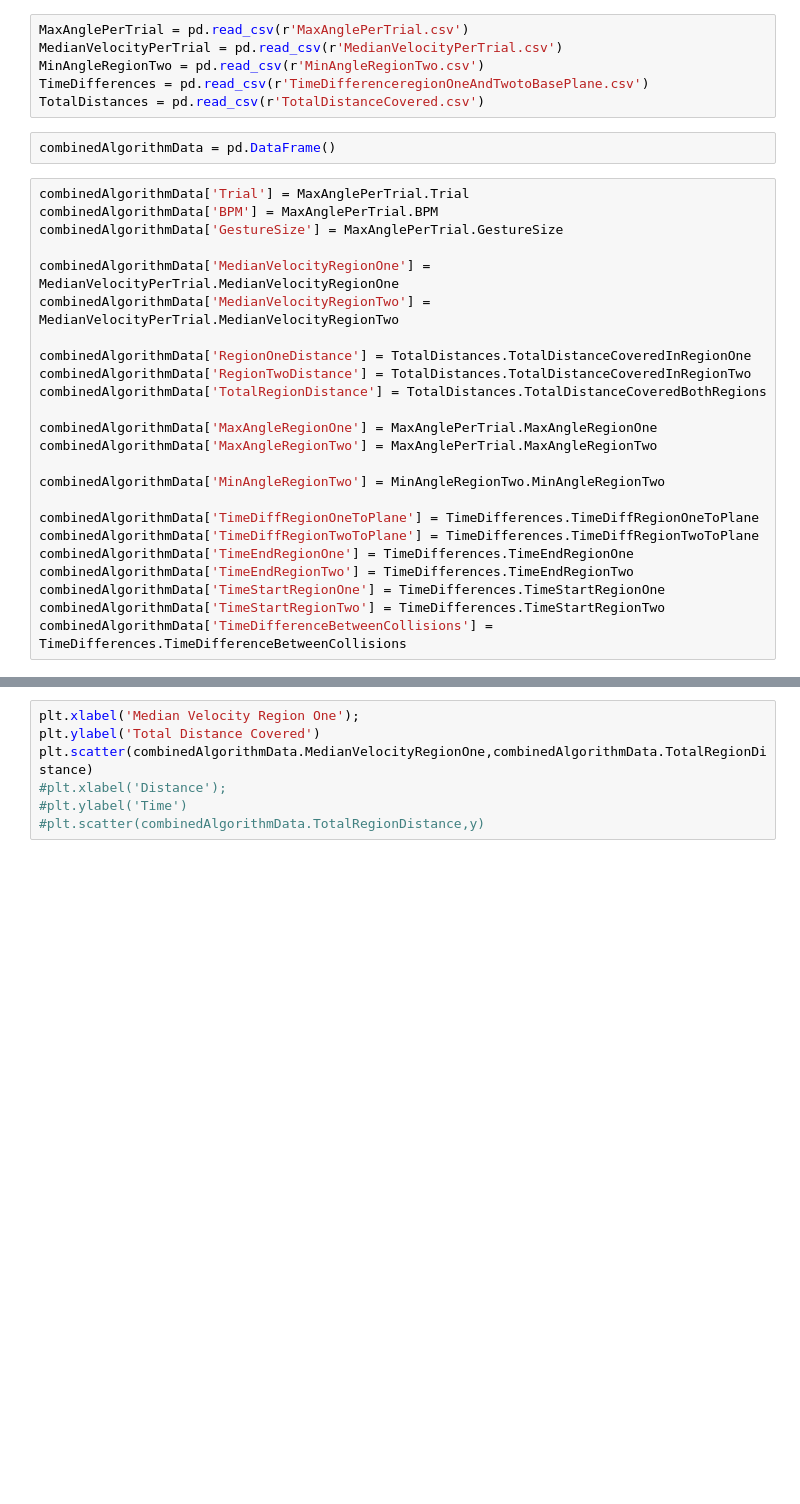
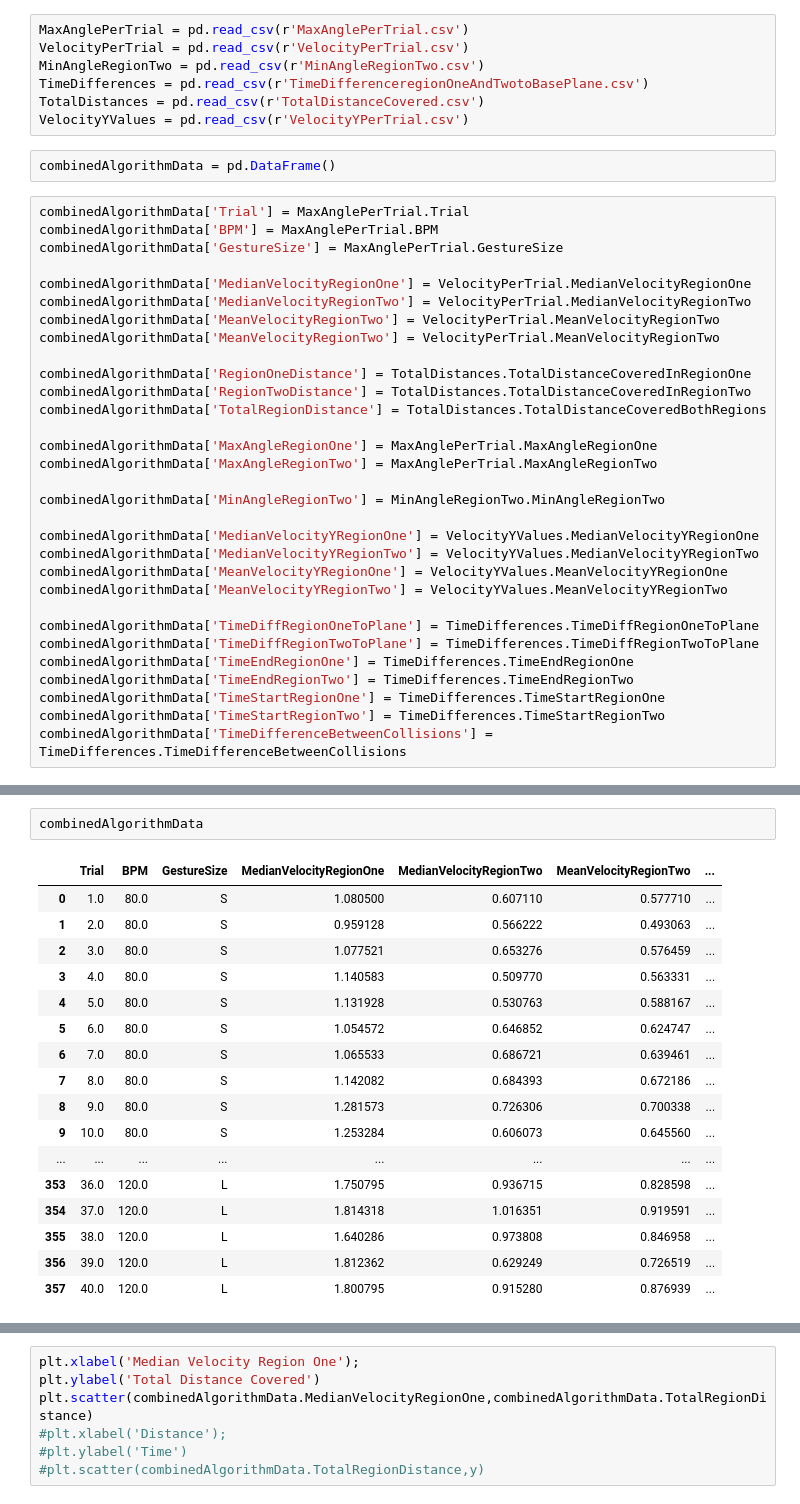
Before and after one commit to ubcemergingmedialab/InteractiveOrchestra, a Jupyter notebook: InteractiveOrchestraDataAnalysis/AlgorithmTable.ipynb, the cells around one changed output, grey strips where cells are left out. Cells and saved outputs as stored; diff of their text form; blank space fills up the shorter version.

Commit message:
Mean data values extracted. Combined Median and Mean files.

```diff
--- a/InteractiveOrchestraDataAnalysis/AlgorithmTable.ipynb
+++ b/InteractiveOrchestraDataAnalysis/AlgorithmTable.ipynb
@@ -6,10 +6,11 @@ import seaborn as sns
 sns.set(style="darkgrid")
 # %%
 MaxAnglePerTrial = pd.read_csv(r'MaxAnglePerTrial.csv')
-MedianVelocityPerTrial = pd.read_csv(r'MedianVelocityPerTrial.csv')
+VelocityPerTrial = pd.read_csv(r'VelocityPerTrial.csv')
 MinAngleRegionTwo = pd.read_csv(r'MinAngleRegionTwo.csv')
 TimeDifferences = pd.read_csv(r'TimeDifferenceregionOneAndTwotoBasePlane.csv')
 TotalDistances = pd.read_csv(r'TotalDistanceCovered.csv')
+VelocityYValues = pd.read_csv(r'VelocityYPerTrial.csv')
 # %%
 combinedAlgorithmData = pd.DataFrame()
 # %%
@@ -17,8 +18,10 @@ combinedAlgorithmData['Trial'] = MaxAnglePerTrial.Trial
 combinedAlgorithmData['BPM'] = MaxAnglePerTrial.BPM
 combinedAlgorithmData['GestureSize'] = MaxAnglePerTrial.GestureSize
 
-combinedAlgorithmData['MedianVelocityRegionOne'] = MedianVelocityPerTrial.MedianVelocityRegionOne
-combinedAlgorithmData['MedianVelocityRegionTwo'] = MedianVelocityPerTrial.MedianVelocityRegionTwo
+combinedAlgorithmData['MedianVelocityRegionOne'] = VelocityPerTrial.MedianVelocityRegionOne
+combinedAlgorithmData['MedianVelocityRegionTwo'] = VelocityPerTrial.MedianVelocityRegionTwo
+combinedAlgorithmData['MeanVelocityRegionTwo'] = VelocityPerTrial.MeanVelocityRegionTwo
+combinedAlgorithmData['MeanVelocityRegionTwo'] = VelocityPerTrial.MeanVelocityRegionTwo
 
 combinedAlgorithmData['RegionOneDistance'] = TotalDistances.TotalDistanceCoveredInRegionOne
 combinedAlgorithmData['RegionTwoDistance'] = TotalDistances.TotalDistanceCoveredInRegionTwo
@@ -29,6 +32,11 @@ combinedAlgorithmData['MaxAngleRegionTwo'] = MaxAnglePerTrial.MaxAngleRegionTwo
 
 combinedAlgorithmData['MinAngleRegionTwo'] = MinAngleRegionTwo.MinAngleRegionTwo
 
+combinedAlgorithmData['MedianVelocityYRegionOne'] = VelocityYValues.MedianVelocityYRegionOne
+combinedAlgorithmData['MedianVelocityYRegionTwo'] = VelocityYValues.MedianVelocityYRegionTwo
+combinedAlgorithmData['MeanVelocityYRegionOne'] = VelocityYValues.MeanVelocityYRegionOne
+combinedAlgorithmData['MeanVelocityYRegionTwo'] = VelocityYValues.MeanVelocityYRegionTwo
+
 combinedAlgorithmData['TimeDiffRegionOneToPlane'] = TimeDifferences.TimeDiffRegionOneToPlane
 combinedAlgorithmData['TimeDiffRegionTwoToPlane'] = TimeDifferences.TimeDiffRegionTwoToPlane
 combinedAlgorithmData['TimeEndRegionOne'] = TimeDifferences.TimeEndRegionOne
@@ -82,0 +71,20 @@ Name: TimeDifferenceBetweenCollisions, Length: 358, dtype: float64
+# %%
+combinedAlgorithmData
+# %% [output]
+|  | Trial | BPM | GestureSize | MedianVelocityRegionOne | MedianVelocityRegionTwo | MeanVelocityRegionTwo | ... |
+| 0 | 1.0 | 80.0 | S | 1.080500 | 0.607110 | 0.577710 | ... |
+| 1 | 2.0 | 80.0 | S | 0.959128 | 0.566222 | 0.493063 | ... |
+| 2 | 3.0 | 80.0 | S | 1.077521 | 0.653276 | 0.576459 | ... |
+| 3 | 4.0 | 80.0 | S | 1.140583 | 0.509770 | 0.563331 | ... |
+| 4 | 5.0 | 80.0 | S | 1.131928 | 0.530763 | 0.588167 | ... |
+| 5 | 6.0 | 80.0 | S | 1.054572 | 0.646852 | 0.624747 | ... |
+| 6 | 7.0 | 80.0 | S | 1.065533 | 0.686721 | 0.639461 | ... |
+| 7 | 8.0 | 80.0 | S | 1.142082 | 0.684393 | 0.672186 | ... |
+| 8 | 9.0 | 80.0 | S | 1.281573 | 0.726306 | 0.700338 | ... |
+| 9 | 10.0 | 80.0 | S | 1.253284 | 0.606073 | 0.645560 | ... |
+| ... | ... | ... | ... | ... | ... | ... | ... |
+| 353 | 36.0 | 120.0 | L | 1.750795 | 0.936715 | 0.828598 | ... |
+| 354 | 37.0 | 120.0 | L | 1.814318 | 1.016351 | 0.919591 | ... |
+| 355 | 38.0 | 120.0 | L | 1.640286 | 0.973808 | 0.846958 | ... |
+| 356 | 39.0 | 120.0 | L | 1.812362 | 0.629249 | 0.726519 | ... |
+| 357 | 40.0 | 120.0 | L | 1.800795 | 0.915280 | 0.876939 | ... |
```
Also changed, not shown: parts of 4 cells of this notebook, 6 other files.
